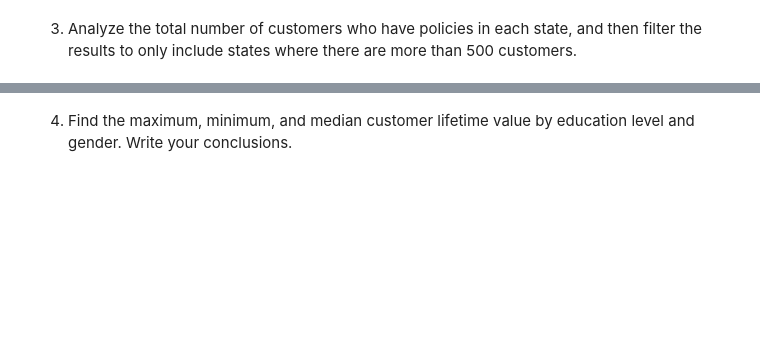
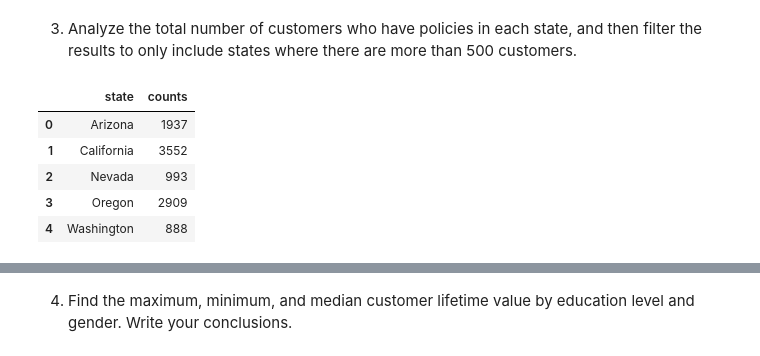
Before and after one commit to data-bootcamp-v4/lab-dw-data-aggregation-and-filtering, a Jupyter notebook: lab-dw-aggregating.ipynb, the cells around one changed output, grey strips where cells are left out. Cells and saved outputs as stored; diff of their text form; code cells hidden in the pictures; blank space fills up the shorter version.

```diff
--- a/lab-dw-aggregating.ipynb
+++ b/lab-dw-aggregating.ipynb
@@ -144,2 +279,14 @@ KeyError: False
 # %% [markdown]
 3. Analyze the total number of customers who have policies in each state, and then filter the results to only include states where there are more than 500 customers.
+# %%
+state_counts = marketing.groupby('state').size().reset_index(name='counts')
+high_states = state_counts[state_counts['counts'] > 500]
+# %%
+state_counts
+# %% [output]
+|  | state | counts |
+| 0 | Arizona | 1937 |
+| 1 | California | 3552 |
+| 2 | Nevada | 993 |
+| 3 | Oregon | 2909 |
+| 4 | Washington | 888 |
```
Also changed, not shown: parts of 24 cells of this notebook.
